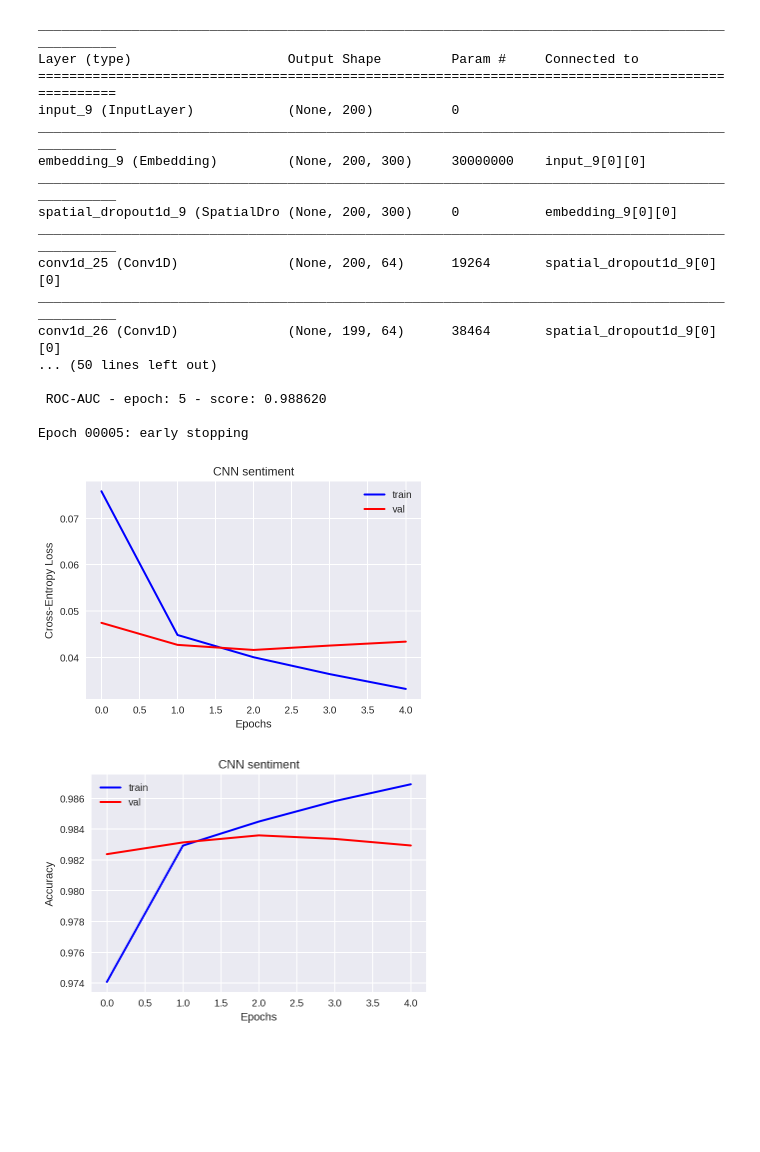
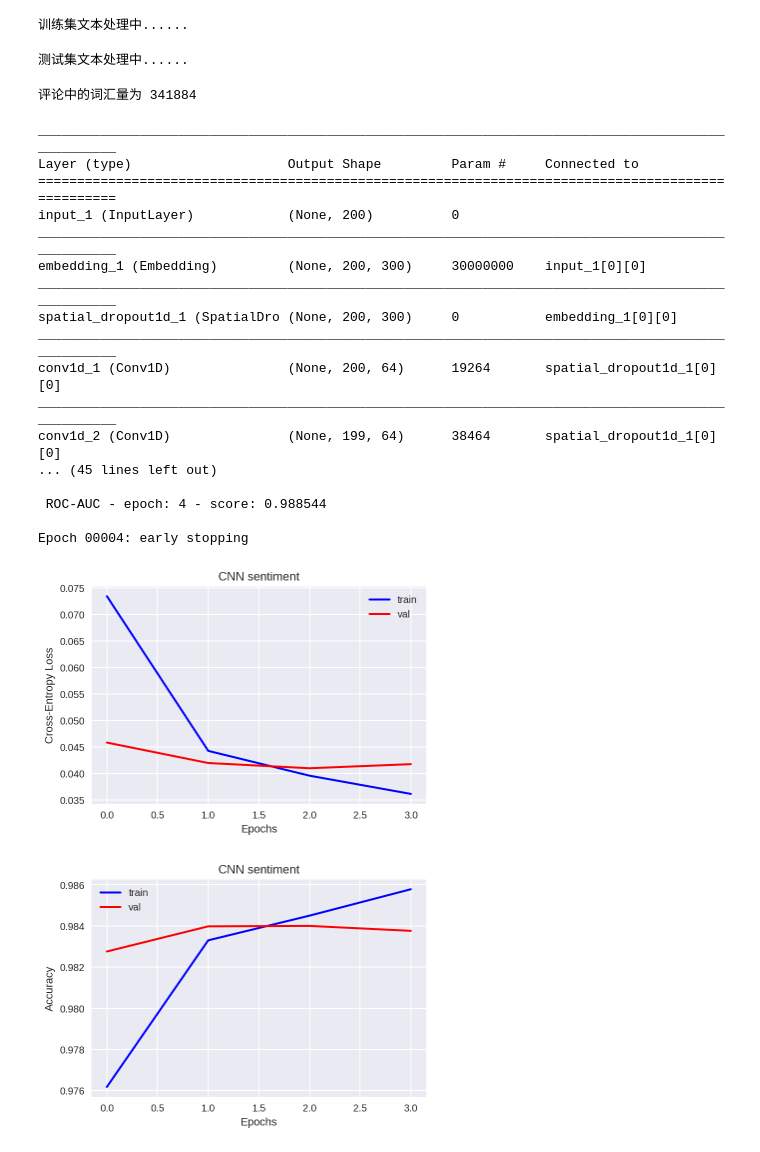
Before and after one commit to Zhengqi-Li/NLP, a Jupyter notebook: CNN.ipynb, the cells around one changed output. Cells and saved outputs as stored; diff of their text form; code cells hidden in the pictures; blank space fills up the shorter version.

```diff
--- a/CNN.ipynb
+++ b/CNN.ipynb
@@ -43,3 +71,55 @@ Drive already mounted at /content/gdrive; to attempt to forcibly remount, call d
+# %%
+train_data = pd.read_csv('train.csv')
+test_data = pd.read_csv('test.csv')
+# stop_words = set(stopwords.words('english'))
+# # stop_words.update(string.punctuation)
+train_refined, test_refined = [], []
+# # 元素化评论,过滤评论中停止词及标点
+# # [tokenizer = RegexpTokenizer('\w+|\$[\d\.]+|\S+')]
+
+print('训练集文本处理中......')
+for line in tqdm(train_data['comment_text']):
+    word_seq = text_to_word_sequence(line,
+                              filters=string.punctuation+'\n\t0123456789',
+                              lower=True,
+                              split=" ")
+    train_refined.append(' '.join([word for word in word_seq]))
+print('测试集文本处理中......')
+for line in tqdm(test_data['comment_text']):
+    word_seq = text_to_word_sequence(line,
+                              filters=string.punctuation+'\n\t0123456789',
+                              lower=True,
+                              split=" ")
+    test_refined.append(' '.join([word for word in word_seq]))
+# train_refined = list(train_data['comment_text'])
+# test_refined = list(test_data['comment_text'])
+
+
+word_upper = 100000 # 词量上限
+# 基于词频，保留前 100000 个词
+tokenizer = Tokenizer(num_words=word_upper)
+# 创建评论词典，一个单词对应一个索引
+tokenizer.fit_on_texts(train_refined + test_refined)
+token_train, token_test = map(lambda x: tokenizer.texts_to_sequences(tqdm(x)), [train_refined, test_refined])
+word_index = tokenizer.word_index
+print('评论中的词汇量为 {}'.format(len(word_index)))
+maxlen = 200
+x_train, x_test = map(lambda x: sequence.pad_sequences(tqdm(x), maxlen=maxlen), [token_train, token_test])
+feature_matrix = np.zeros((min(word_upper, len(word_index)), word_features))
+for word, index in tqdm(word_index.items()):
+    if index >= min(word_upper, len(word_index)):
+      continue
+    word_vec = embeddings.get(word)
+    if word_vec is not None:
+        feature_matrix[index] = word_vec
+
+labels = ['toxic', 'severe_toxic', 'obscene', 'threat', 'insult', 'identity_hate']
+y_train = train_data[labels].values
+embedding_matrix = feature_matrix
+# %% [output]
+训练集文本处理中......
+测试集文本处理中......
+评论中的词汇量为 341884
 # %%
 # EMBEDDING_FILE = 'crawl-300d-2M.vec'
 
@@ -84,7 +164,7 @@ labels = ['toxic', 'severe_toxic', 'obscene', 'threat', 'insult', 'identity_hate
 x_train = var['xtrain']
 x_test = var['xtest']
 embedding_matrix = var['em']
-y_train = train_data[labels].values
+y_train = var['ytrain']
 # %%
 class RocAucEvaluation(Callback):
     def __init__(self, validation_data=(), interval=1):
@@ -104,6 +184,7 @@ class RocAucEvaluation(Callback):
 max_features = 100000
 embed_size = 300
 maxlen = 200
+
 
 num_filters = 64
 filter_sizes = [1,2,3]
@@ -168,7 +249,7 @@ RocAuc = RocAucEvaluation(validation_data=(X_val, y_val), interval=1)
 
 early = EarlyStopping(monitor='val_acc',
                       min_delta=0.01,
-                      patience=4,
+                      patience=3,
                       verbose=1)
 
 callback_list = [RocAuc, early]
@@ -188,40 +269,40 @@ plt.plot(hist.history['loss'], lw=2.0, color='b', label='train')
 plt.plot(hist.history['val_loss'], lw=2.0, color='r', label='val')
 plt.title('CNN sentiment')
 plt.xlabel('Epochs')
 plt.ylabel('Cross-Entropy Loss')
 plt.legend(loc='upper right')
 plt.show()
 
 plt.figure()
 plt.plot(hist.history['acc'], lw=2.0, color='b', label='train')
 plt.plot(hist.history['val_acc'], lw=2.0, color='r', label='val')
 plt.title('CNN sentiment')
 plt.xlabel('Epochs')
 plt.ylabel('Accuracy')
 plt.legend(loc='upper left')
 plt.show()
 
 y_pred = model.predict(x_test, batch_size=1024)
 submission = pd.read_csv('sample_submission.csv')
 submission[["toxic", "severe_toxic", "obscene", "threat", "insult", "identity_hate"]] = y_pred
 submission.to_csv('CNN.csv', index=False)
 # %% [output]
 __________________________________________________________________________________________________
 Layer (type)                    Output Shape         Param #     Connected to
 ==================================================================================================
-input_9 (InputLayer)            (None, 200)          0
+input_1 (InputLayer)            (None, 200)          0
 __________________________________________________________________________________________________
-embedding_9 (Embedding)         (None, 200, 300)     30000000    input_9[0][0]
+embedding_1 (Embedding)         (None, 200, 300)     30000000    input_1[0][0]
 __________________________________________________________________________________________________
-spatial_dropout1d_9 (SpatialDro (None, 200, 300)     0           embedding_9[0][0]
+spatial_dropout1d_1 (SpatialDro (None, 200, 300)     0           embedding_1[0][0]
 __________________________________________________________________________________________________
-conv1d_25 (Conv1D)              (None, 200, 64)      19264       spatial_dropout1d_9[0][0]
+conv1d_1 (Conv1D)               (None, 200, 64)      19264       spatial_dropout1d_1[0][0]
 __________________________________________________________________________________________________
-conv1d_26 (Conv1D)              (None, 199, 64)      38464       spatial_dropout1d_9[0][0]
-... (50 lines left out)
+conv1d_2 (Conv1D)               (None, 199, 64)      38464       spatial_dropout1d_1[0][0]
+... (45 lines left out)
 
- ROC-AUC - epoch: 5 - score: 0.988620
+ ROC-AUC - epoch: 4 - score: 0.988544
 
-Epoch 00005: early stopping
+Epoch 00004: early stopping
-[figure, old version]
+[figure, new version]
-[figure, old version]
+[figure, new version]
```
Also changed, not shown: parts of 4 cells of this notebook.
